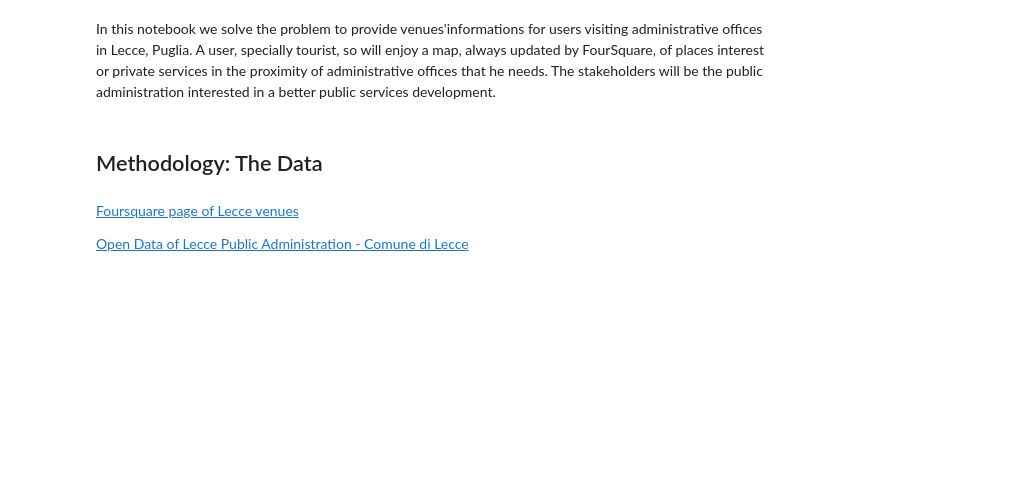
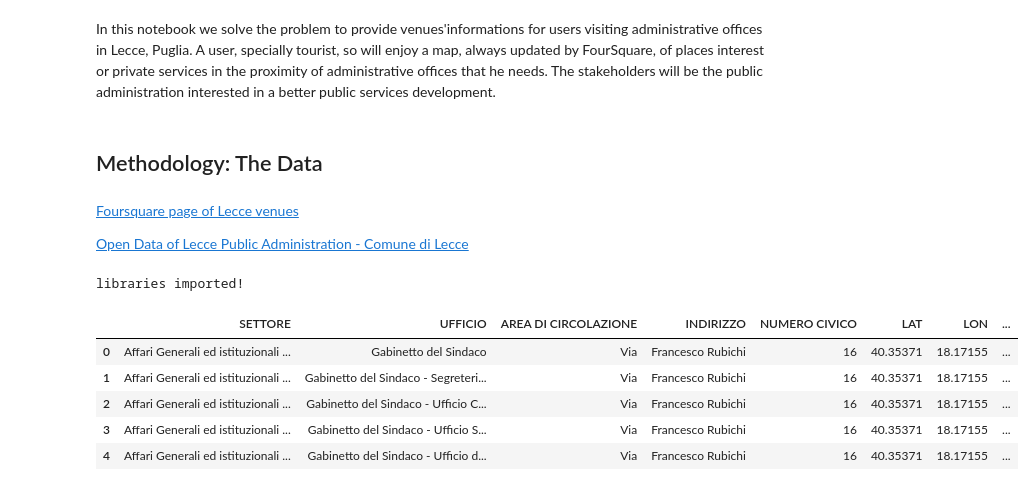
Before and after one commit to dimarzo/Coursera-Data-Science, a Jupyter notebook: LeccePublicOfficesAndVenues.ipynb, the cells around one changed output. Cells and saved outputs as stored; diff of their text form; code cells hidden in the pictures; blank space fills up the shorter version.

```diff
--- a/LeccePublicOfficesAndVenues.ipynb
+++ b/LeccePublicOfficesAndVenues.ipynb
@@ -19,3 +23,22 @@ The stakeholders will be the public administration interested in a better public
 [Foursquare page of Lecce venues](https://it.foursquare.com/explore?mode=url&ne=40.370874%2C18.212628&q=Cibi&sw=40.330515%2C18.140616)
 
 [Open Data of Lecce Public Administration - Comune di Lecce](http://dati.comune.lecce.it/dataset/elenco-ubicazione-e-orari-sedi-comune-di-lecce)
+# %%
+# Import necessary libraries
+
+import pandas as pd
+
+print('libraries imported!')
+# %% [output]
+libraries imported!
+# %%
+file='ComuneLecceGeo.csv'
+df=pd.read_csv(file)
+df.head(5)
+# %% [output]
+|  | SETTORE | UFFICIO | AREA DI CIRCOLAZIONE | INDIRIZZO | NUMERO CIVICO | LAT | LON | ... |
+| 0 | Affari Generali ed istituzionali ... | Gabinetto del Sindaco | Via | Francesco Rubichi | 16 | 40.35371 | 18.17155 | ... |
+| 1 | Affari Generali ed istituzionali ... | Gabinetto del Sindaco - Segreteri... | Via | Francesco Rubichi | 16 | 40.35371 | 18.17155 | ... |
+| 2 | Affari Generali ed istituzionali ... | Gabinetto del Sindaco - Ufficio C... | Via | Francesco Rubichi | 16 | 40.35371 | 18.17155 | ... |
+| 3 | Affari Generali ed istituzionali ... | Gabinetto del Sindaco - Ufficio S... | Via | Francesco Rubichi | 16 | 40.35371 | 18.17155 | ... |
+| 4 | Affari Generali ed istituzionali ... | Gabinetto del Sindaco - Ufficio d... | Via | Francesco Rubichi | 16 | 40.35371 | 18.17155 | ... |
```
Also changed, not shown: parts of 49 cells of this notebook.
